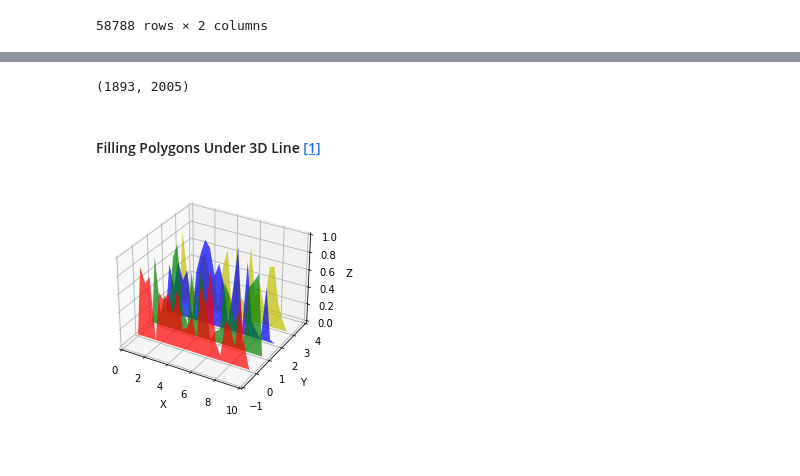
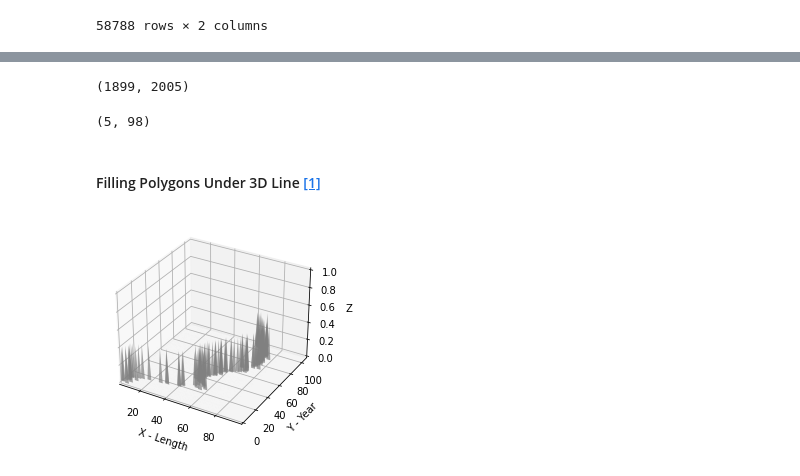
Before and after one commit to geordi/skj-course, a Jupyter notebook: notebooks/lecture_13_math.ipynb, the cells around one changed output, grey strips where cells are left out. Saved outputs shown, nothing was run; the diff lists cells and outputs as text; code cells hidden in the pictures; blank space fills up the shorter version.

Commit message:
WIP: Math notebook update (chart)

```diff
--- a/notebooks/lecture_13_math.ipynb
+++ b/notebooks/lecture_13_math.ipynb
@@ -146,6 +146,8 @@ for item in yl.iterrows():
     #print(item[1]['year'])
     #print(item[0])
     y, l = item_data['year'], item_data['length']
+    if l < 5:
+        continue
     #print(y, l)
     #break
     if y in avg_len:
@@ -182,48 +184,99 @@ avg_len
 # %%
-years_min = min(avg_len.keys())
-years_max = max(avg_len.keys())
+year_min = min(avg_len.keys())
+year_max = max(avg_len.keys())
 
-years_min, years_max
+year_min, year_max
 # %% [output]
-(1893, 2005)
+(1899, 2005)
+# %%
+lengths = [ v for v in avg_len.values() ]
+length_min = min(lengths)
+length_max = max(lengths)
+
+length_min, length_max
+# %% [output]
+(5, 98)
 # %% [markdown]
 #### Filling Polygons Under 3D Line [[1]](https://matplotlib.org/2.0.2/examples/mplot3d/polys3d_demo.html)
 # %%
 from mpl_toolkits.mplot3d import Axes3D
 from matplotlib.collections import PolyCollection
 import matplotlib.pyplot as plt
 from matplotlib import colors as mcolors
 import numpy as np
 
+avg_len[1900] = 5
 
 fig = plt.figure()
 #ax = fig.gca(projection='3d')
 ax = plt.axes(projection='3d')
 
 
 def cc(arg):
     return mcolors.to_rgba(arg, alpha=0.6)
 
-xs = np.arange(0, 10, 0.4)
+'''
+xs = np.arange(length_min, length_max, 1)
 verts = []
 zs = [0.0, 1.0, 2.0, 3.0]
 for z in zs:
-    ys = np.random.rand(len(xs))
+    ys = [ i for i in range(0, year_max - year_min + 1)]#np.random.rand(len(xs))
     ys[0], ys[-1] = 0, 0
     verts.append(list(zip(xs, ys)))
+'''
 
-poly = PolyCollection(verts, facecolors=[cc('r'), cc('g'), cc('b'),
+#print(list(avg_len[y]/length_max for y in range(year_min, year_max)))
+#print(np.random.rand(len(xs)))
+
+'''
+xs = np.arange(length_min, length_max, 1)
+#print(xs)
+verts = []
+zs = [year_min,]#list(range(0, year_max - year_min + 1))
+#print(zs)
+for z in zs: # years
+    #print(z)
+    ys = np.arange(len(xs))/len(xs)#np.array(list(avg_len[y]/length_max for y in range(year_min, year_max + 1)))
+    #ys = np.arange(0, year_max-year_min + 1)
+    #print(ys)
+    #ys[0], ys[-1] = 0, 0
+    verts.append(list(zip(xs, ys)))
+'''
+
+#print(verts)
+
+#'''
+xs = np.arange(0, 90, 0.8)
+verts = []
+zs = list(range(0, year_max - year_min + 1))#[0.0, 1.0, 2.0, 3.0, 4.0]
+for i, z in enumerate(zs):
+    year = i + year_min
+    #ys = np.array(list(avg_len[y]/length_max for y in range(year_min, year_max + 1)))#np.arange(len(xs))/len(xs)#np.random.rand(len(xs))
+    ys = np.array(list(0.0 for y in range(year_min, year_max + 1)))
+    ys[int(avg_len[year])-1] = 0.2
+    ys[int(avg_len[year])] = 0.4
+    ys[int(avg_len[year])+1] = 0.2
+    #ys[3] = 0.5
+    ys[0], ys[-1] = 0, 0
+    verts.append(list(zip(xs, ys)))
+#'''
+
+#print(verts)
+
+poly = PolyCollection(verts, facecolors=[cc('gray'), cc('g'), cc('b'),
                                          cc('y')])
 poly.set_alpha(0.7)
 ax.add_collection3d(poly, zs=zs, zdir='y')
 
-ax.set_xlabel('X')
-ax.set_xlim3d(0, 10)
-ax.set_ylabel('Y')
-ax.set_ylim3d(-1, 4)
+ax.set_xlabel('X - Length')
+ax.set_xlim3d(length_min, length_max)
+#ax.set_xlim3d(0, 10)
+ax.set_ylabel('Y - Year')
+ax.set_ylim3d(0, year_max -year_min + 1)
+#ax.set_ylim3d(0, 4)
 ax.set_zlabel('Z')
 ax.set_zlim3d(0, 1)
 
 plt.show()
 # %% [output]
-[figure, old version]
+[figure, new version]
```
Also changed, not shown: parts of 1 cell of this notebook.
